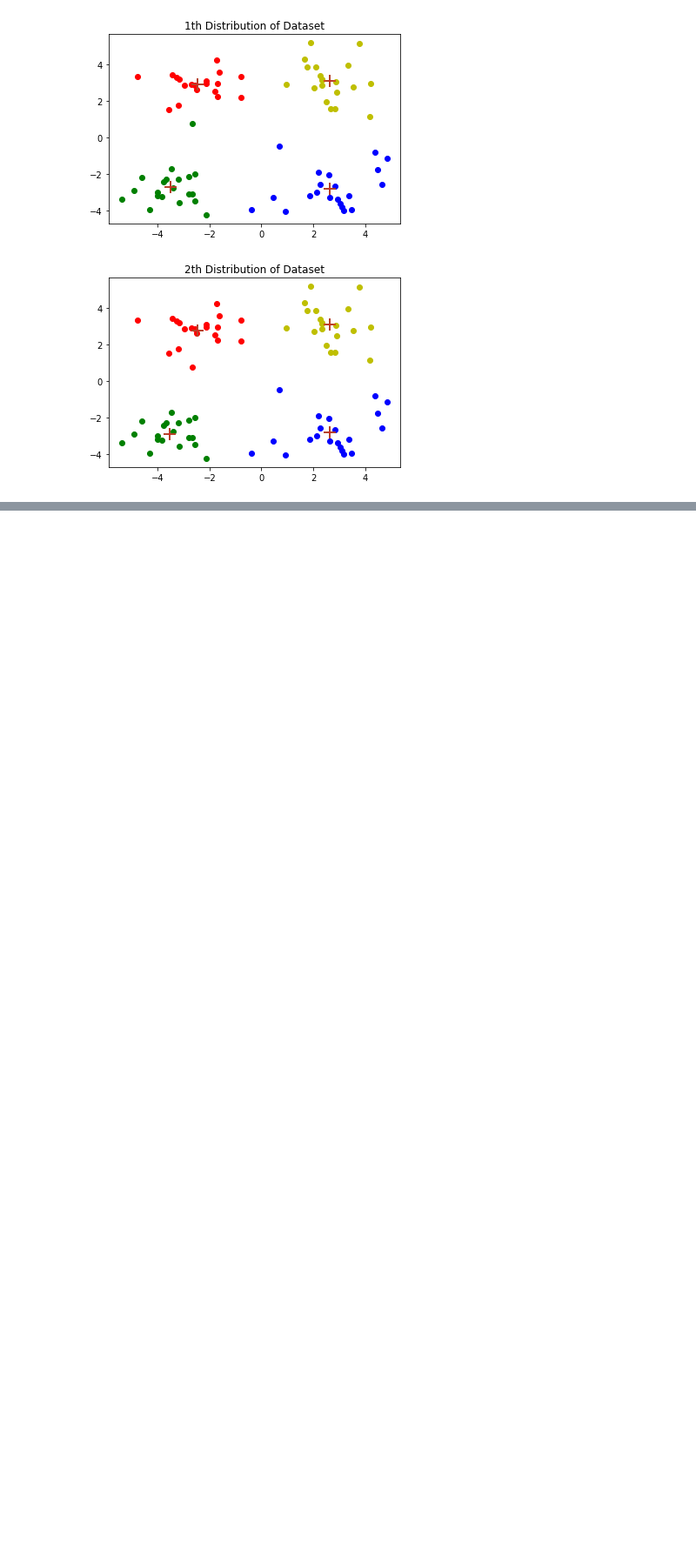
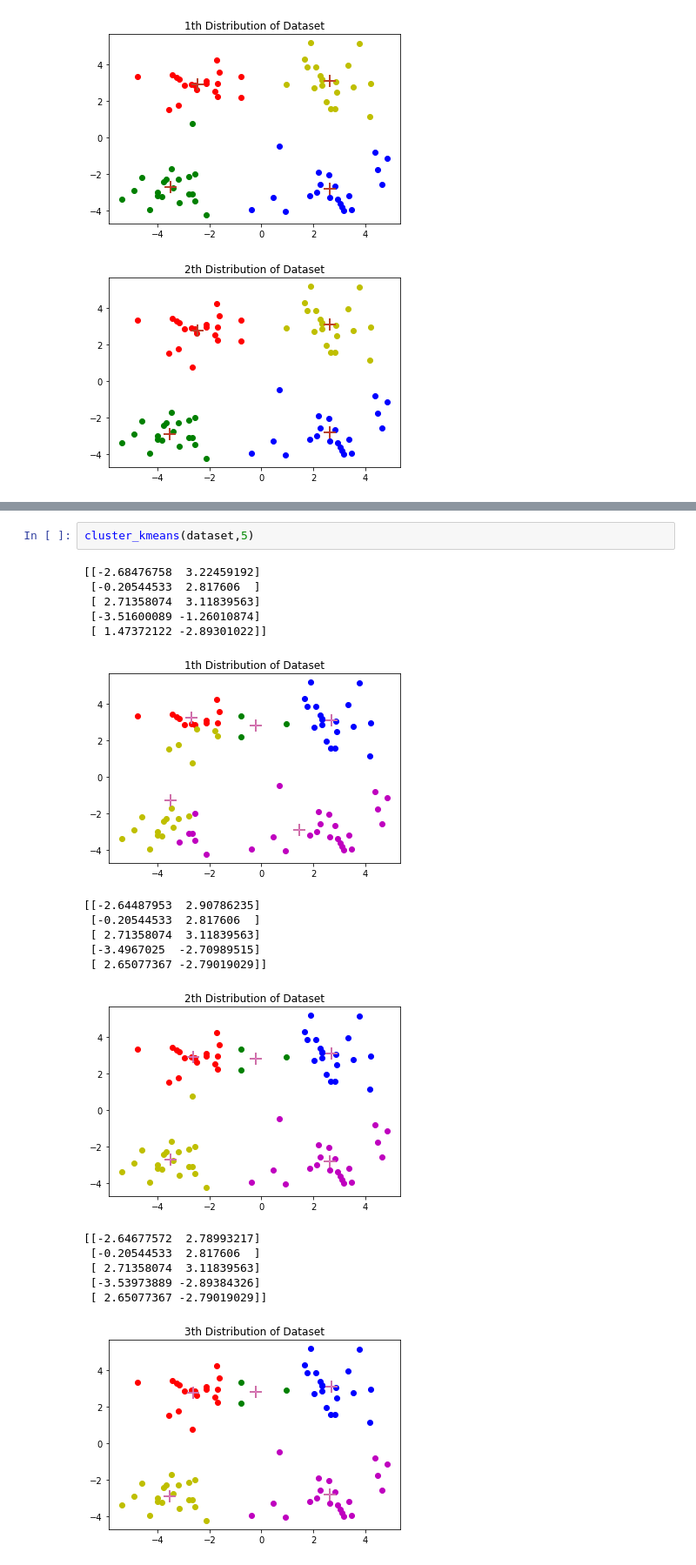
Before and after one commit to zxc9221/OpenSourceAI, a Jupyter notebook: K_mean Clustering.ipynb, the cells around one changed output, grey strips where cells are left out. Shown at 87% size. Cells and saved outputs as stored; diff of their text form; blank space fills up the shorter version.

```diff
--- a/K_mean.ipynb
+++ b/K_mean Clustering.ipynb
@@ -303,0 +241,21 @@ array([[-2.46154315,  2.78737555],
+# %%
+cluster_kmeans(dataset,5)
+# %% [output]
+[[-2.68476758  3.22459192]
+ [-0.20544533  2.817606  ]
+ [ 2.71358074  3.11839563]
+ [-3.51600089 -1.26010874]
+ [ 1.47372122 -2.89301022]]
+[figure, added]
+[[-2.64487953  2.90786235]
+ [-0.20544533  2.817606  ]
+ [ 2.71358074  3.11839563]
+ [-3.4967025  -2.70989515]
+ [ 2.65077367 -2.79019029]]
+[figure, added]
+[[-2.64677572  2.78993217]
+ [-0.20544533  2.817606  ]
+ [ 2.71358074  3.11839563]
+ [-3.53973889 -2.89384326]
+ [ 2.65077367 -2.79019029]]
+[figure, added]
```
Also changed, not shown: parts of 3 cells of this notebook.
